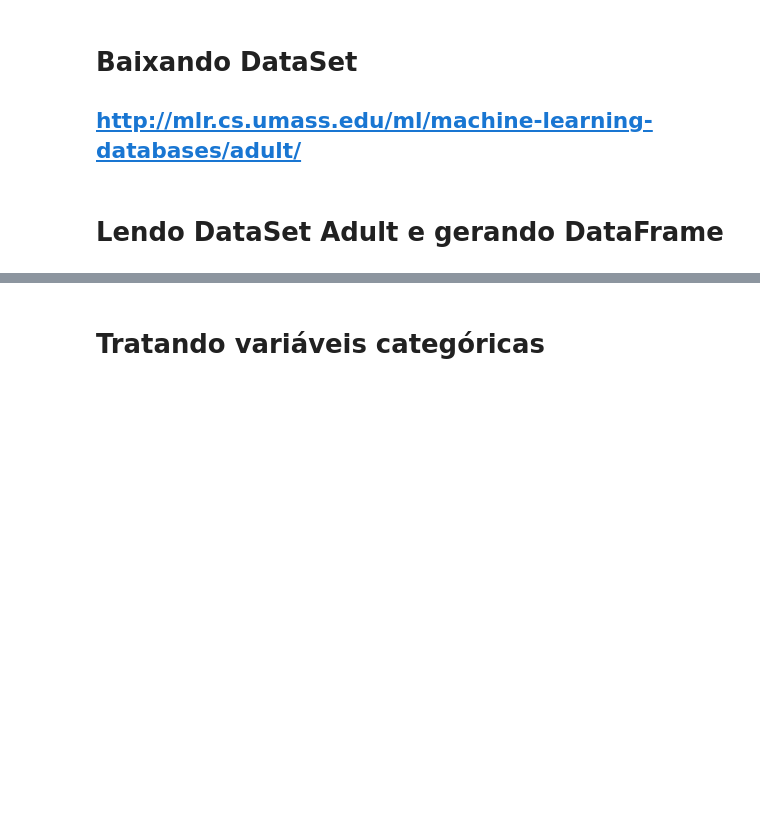
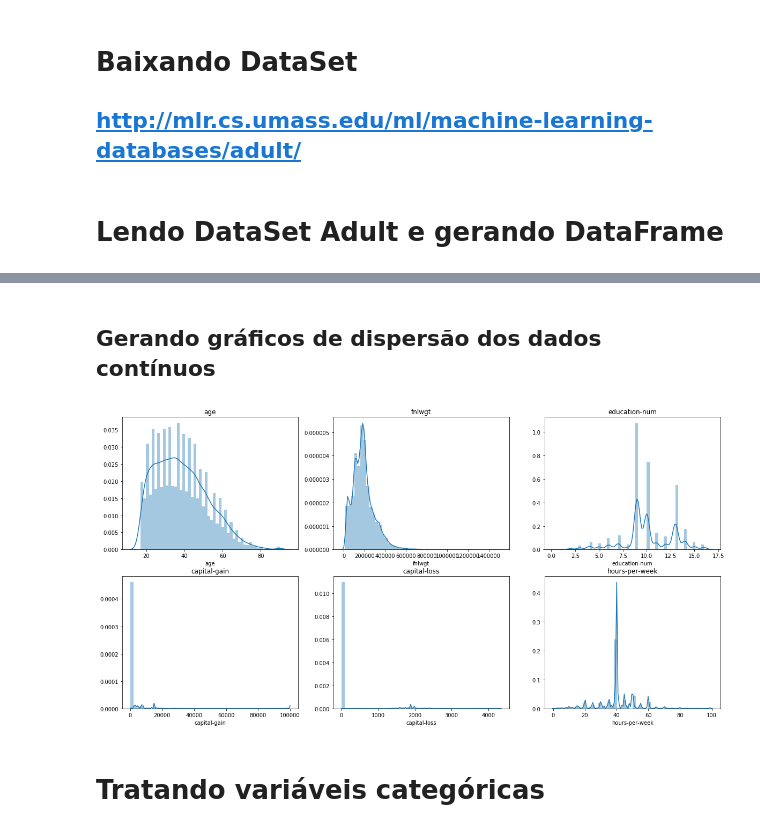
Before and after one commit to robertolima1/data_science, a Jupyter notebook: adult/data_set_adult.ipynb, the cells around one changed output, grey strips where cells are left out. Cells and saved outputs as stored; diff of their text form; code cells hidden in the pictures; blank space fills up the shorter version.

Commit message:
Gerando gráficos de dispersão das variáveis categóricas

```diff
--- a/adult/data_set_adult.ipynb
+++ b/adult/data_set_adult.ipynb
@@ -48,3 +53,29 @@ df_adult.head()
+# %%
+def plotarGráficoDeDispersao():
+    f, axes = plt.subplots(2, 3,  figsize=(20, 10),sharex=False, sharey=False, squeeze= True)
+    ax= sns.distplot(df_adult[colunas[0]], ax=axes[0,0])
+    ax.set_title(colunas[0])
+
+    ax1= sns.distplot(df_adult[colunas[2]],ax=axes[0,1])
+    ax1.set_title(colunas[2])
+
+    ax2= sns.distplot(df_adult[colunas[4]],ax=axes[0,2])
+    ax2.set_title(colunas[4])
+
+    ax3= sns.distplot(df_adult[colunas[10]],ax=axes[1,0])
+    ax3.set_title(colunas[10])
+
+    ax4= sns.distplot(df_adult[colunas[11]],ax=axes[1,1])
+    ax4.set_title(colunas[11])
+
+    ax5= sns.distplot(df_adult[colunas[12]],ax=axes[1,2])
+    ax5.set_title(colunas[12])
+# %% [markdown]
+## Gerando gráficos de dispersão dos dados contínuos
+# %%
+plotarGráficoDeDispersao()
+# %% [output]
+[figure, added]
 # %% [markdown]
 # Tratando variáveis categóricas
 # %%
```
Also changed, not shown: parts of 2 cells of this notebook.
